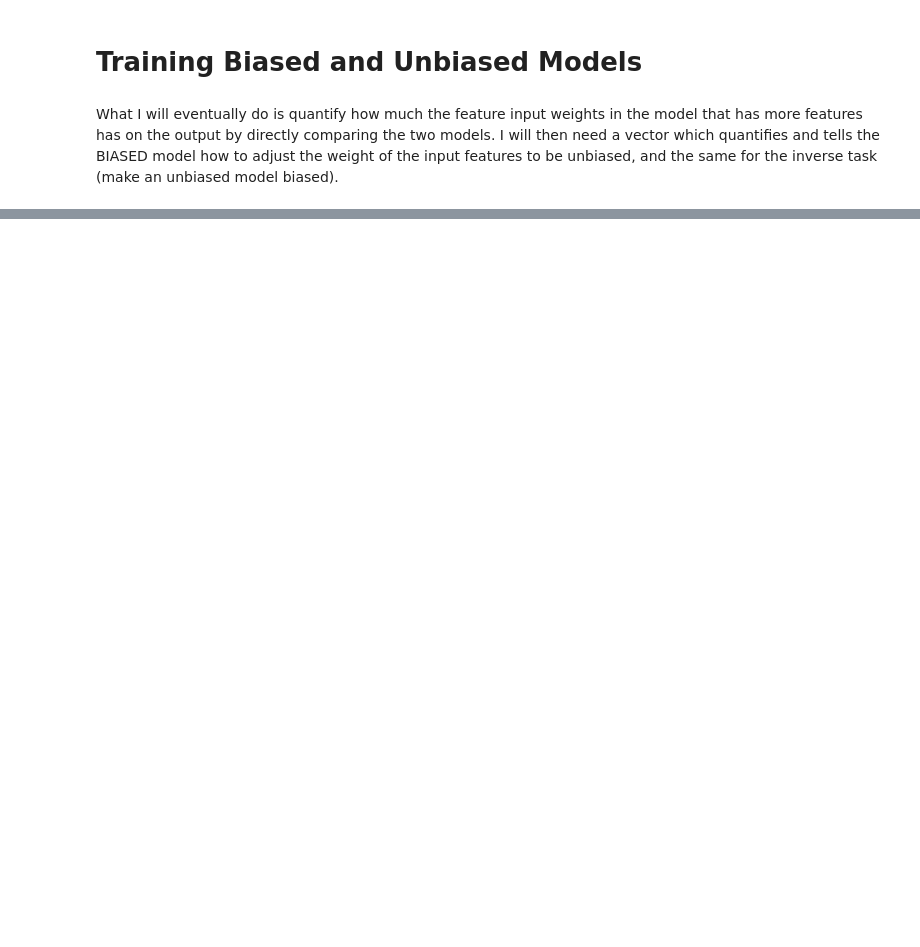
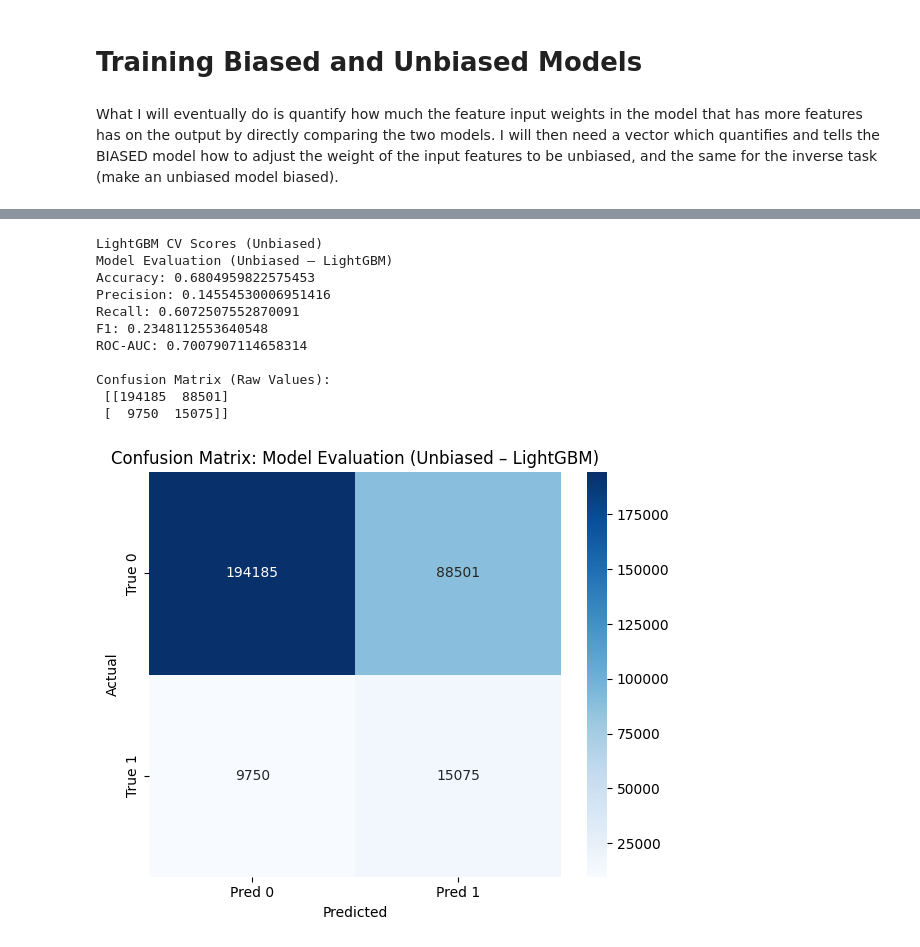
Before and after one commit to qayyumayaan/credit-risk-prediction-bias, a Jupyter notebook: swapnil/03_bias_mitigation_lgbm_fix.ipynb, the cells around one changed output, grey strips where cells are left out. Cells and saved outputs as stored; diff of their text form; code cells hidden in the pictures; blank space fills up the shorter version.

```diff
--- a/swapnil/03_bias_mitigation_lgbm_fix.ipynb
+++ b/swapnil/03_bias_mitigation_lgbm_fix.ipynb
@@ -627,0 +697,44 @@ Confusion Matrix (Raw Values):
+# %%
+# Cross-validated predictions on UNBIASED data
+lgb_unbiased_pred = cross_val_predict(
+    lgbm,
+    X_unbiased_enc,
+    y_unbiased,
+    cv=5,
+    method="predict"
+)
+
+lgb_unbiased_pred_proba = cross_val_predict(
+    lgbm,
+    X_unbiased_enc,
+    y_unbiased,
+    cv=5,
+    method="predict_proba"
+)[:, 1]
+
+print("\nLightGBM CV Scores (Unbiased)")
+scores(
+    y_unbiased,
+    lgb_unbiased_pred,
+    lgb_unbiased_pred_proba,
+    title="Model Evaluation (Unbiased – LightGBM)"
+)
+
+# Fit final model on ALL unbiased training data
+lgbm.fit(X_unbiased_enc, y_unbiased)
+
+# Predict on unbiased test data
+lgbm_unbiased_test_pred = lgbm.predict_proba(X_test_unbiased_enc)[:, 1]
+# %% [output]
+LightGBM CV Scores (Unbiased)
+Model Evaluation (Unbiased – LightGBM)
+Accuracy: 0.6804959822575453
+Precision: 0.14554530006951416
+Recall: 0.6072507552870091
+F1: 0.2348112553640548
+ROC-AUC: 0.7007907114658314
+
+Confusion Matrix (Raw Values):
+ [[194185  88501]
+ [  9750  15075]]
+[figure, added]
```
Also changed, not shown: parts of 12 cells of this notebook.
